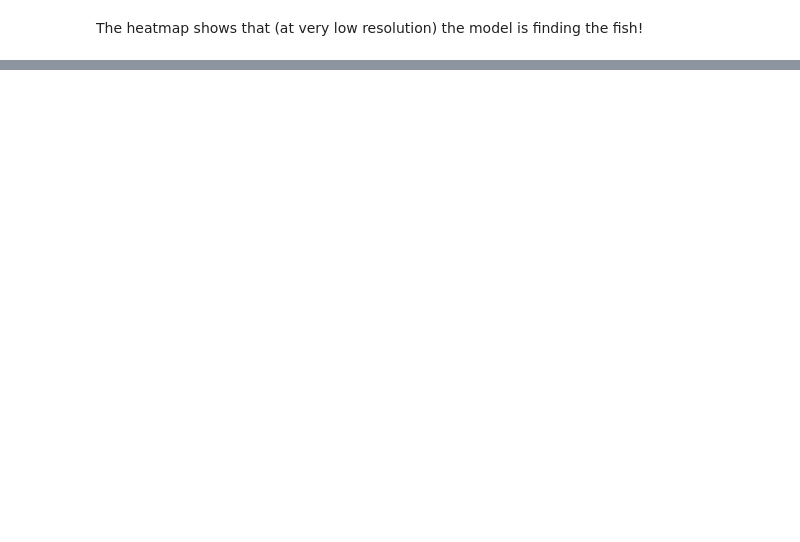
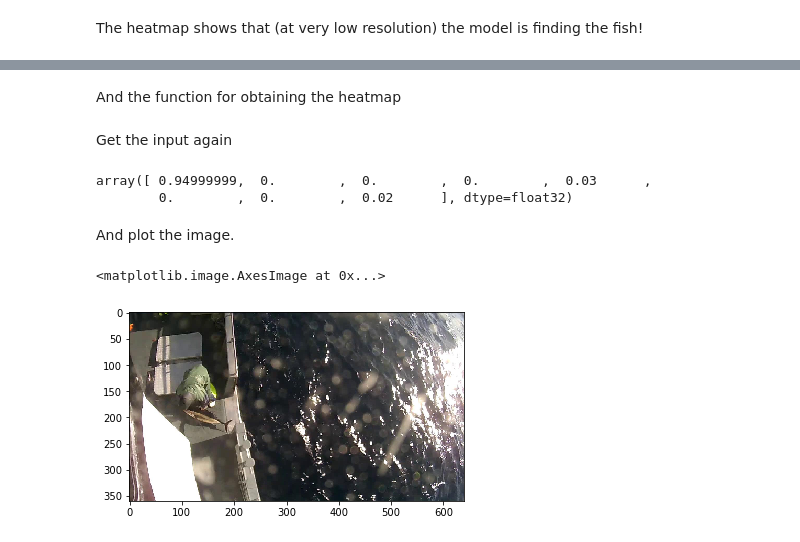
Before and after one commit to AKLLaursen/kaggle, a Jupyter notebook: the-nature-conservancy-fisheries-monitoring/the-nature-conservancy-fisheries-monitoring.ipynb, the cells around one changed output, grey strips where cells are left out. Saved outputs shown, nothing was run; the diff lists cells and outputs as text; code cells hidden in the pictures; blank space fills up the shorter version.

```diff
--- a/the-nature-conservancy-fisheries-monitoring/the-nature-conservancy-fisheries-monitoring.ipynb
+++ b/the-nature-conservancy-fisheries-monitoring/the-nature-conservancy-fisheries-monitoring.ipynb
@@ -1041,0 +1129,2 @@ plt.imshow(cm, cmap = "cool")
+# %% [markdown]
+And the function for obtaining the heatmap
@@ -1041,0 +1135,17 @@ plt.imshow(cm, cmap = "cool")
+# %% [markdown]
+Get the input again
+# %%
+img_num = 3
+
+inp = np.expand_dims(conv_valid_feat[img_num], 0)
+np.round(f_conv_model_large.predict(inp)[0], 2)
+# %% [output]
+array([ 0.94999999,  0.        ,  0.        ,  0.        ,  0.03      ,
+        0.        ,  0.        ,  0.02      ], dtype=float32)
+# %% [markdown]
+And plot the image.
+# %%
+plt.imshow(to_plot(valid[img_num]))
+# %% [output]
+<matplotlib.image.AxesImage at 0x...>
+[figure, added]
```
Also changed, not shown: parts of 84 cells of this notebook, 1 other file.
